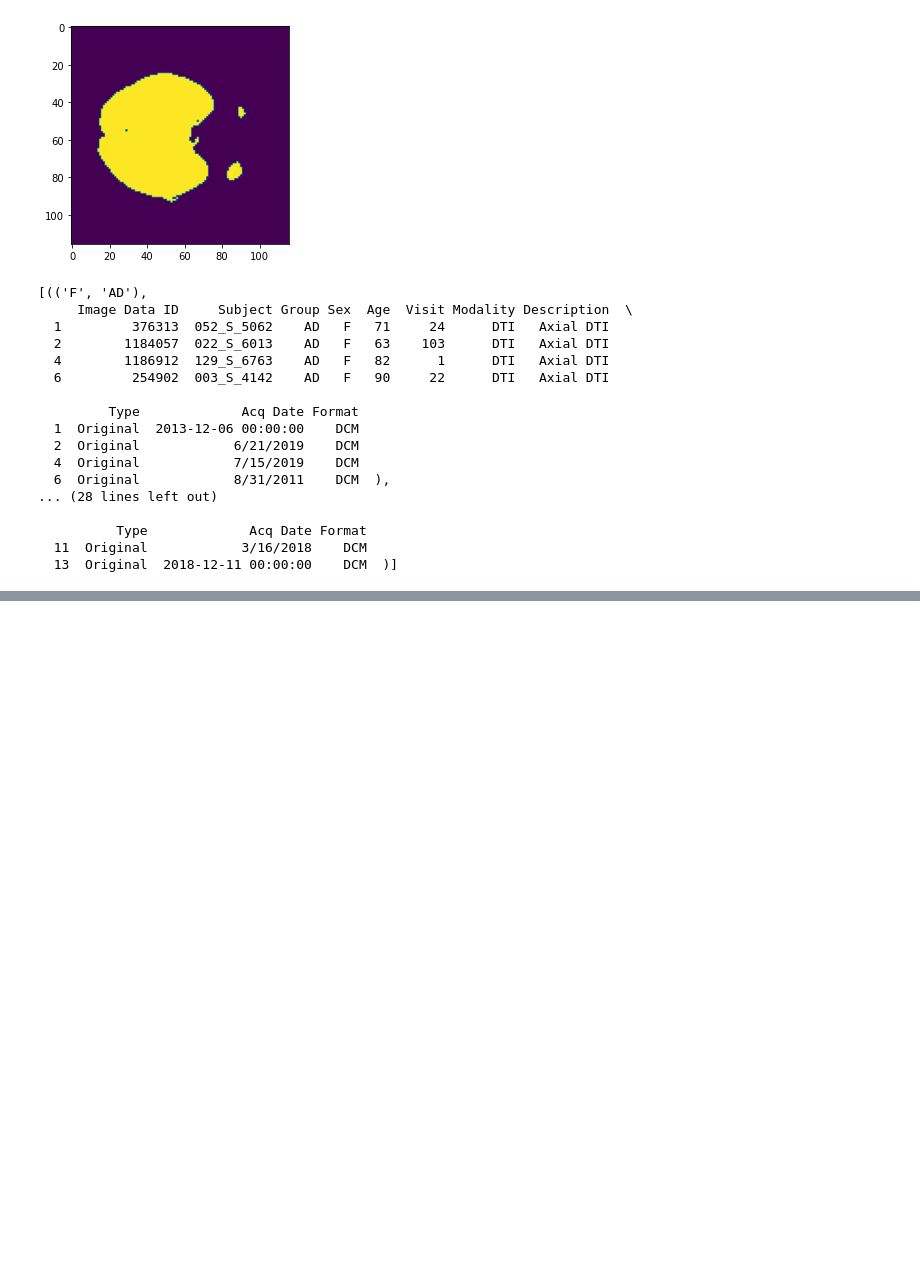
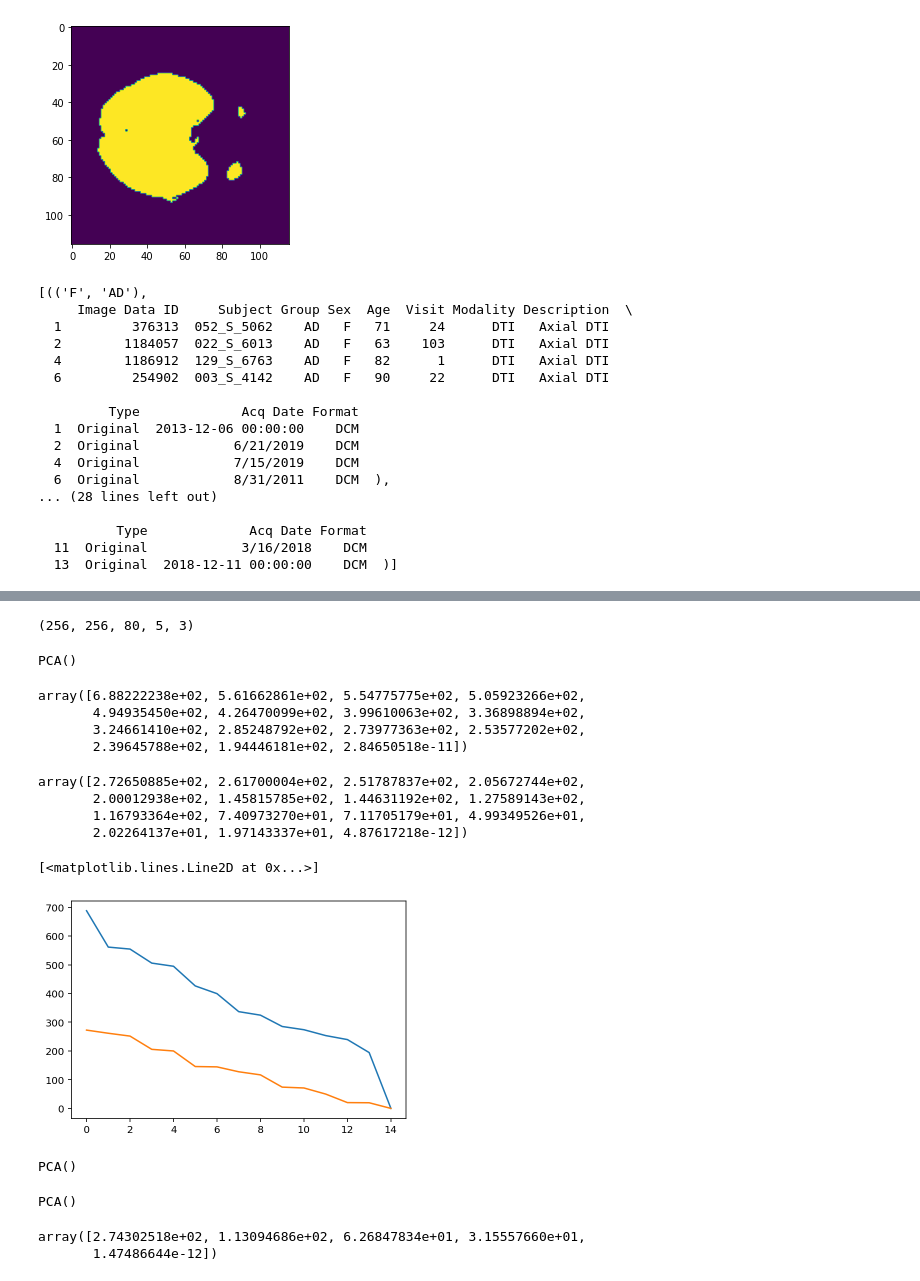
Before and after one commit to lucaswzyk/cpcg, a Jupyter notebook: csd_processing_pipeline.ipynb, the cells around one changed output, grey strips where cells are left out. Drawn from its saved outputs; the diff is of its cells as text; code cells hidden in the pictures; blank space fills up the shorter version.

```diff
--- a/csd_processing_pipeline.ipynb
+++ b/csd_processing_pipeline.ipynb
@@ -152,0 +381,50 @@ csd_f = list(pipeline_f)
+# %%
+data = load_nifti(peak_folder / (subjects_f[0] + "_dir.nii.gz"))[0]
+data.shape
+# %% [output]
+(256, 256, 80, 5, 3)
+# %%
+decomp = decomposition.PCA()
+decomp.fit(data.reshape(256*256*80, 5 * 3).T)
+# %% [output]
+PCA()
+# %%
+decomp.singular_values_
+# %% [output]
+array([6.88222238e+02, 5.61662861e+02, 5.54775775e+02, 5.05923266e+02,
+       4.94935450e+02, 4.26470099e+02, 3.99610063e+02, 3.36898894e+02,
+       3.24661410e+02, 2.85248792e+02, 2.73977363e+02, 2.53577202e+02,
+       2.39645788e+02, 1.94446181e+02, 2.84650518e-11])
+# %%
+data2 = load_nifti(peak_folder / (subjects_f[1] + "_dir.nii.gz"))[0]
+decomp2 = decomposition.PCA()
+decomp2.fit(data2.reshape(116*116*80, 5 * 3).T)
+decomp2.singular_values_
+# %% [output]
+array([2.72650885e+02, 2.61700004e+02, 2.51787837e+02, 2.05672744e+02,
+       2.00012938e+02, 1.45815785e+02, 1.44631192e+02, 1.27589143e+02,
+       1.16793364e+02, 7.40973270e+01, 7.11705179e+01, 4.99349526e+01,
+       2.02264137e+01, 1.97143337e+01, 4.87617218e-12])
+# %%
+plt.plot(decomp.singular_values_)
+plt.plot(decomp2.singular_values_)
+# %% [output]
+[<matplotlib.lines.Line2D at 0x...>]
+[figure, added]
+# %%
+data2 = load_nifti(peak_folder / (subjects_f[1] + "_val.nii.gz"))[0]
+decomp2 = decomposition.PCA()
+decomp2.fit(data2.reshape(116*116*80, 5).T)
+# %% [output]
+PCA()
+# %%
+data1 = load_nifti(peak_folder / (subjects_f[0] + "_val.nii.gz"))[0]
+decomp1 = decomposition.PCA()
+decomp1.fit(data2.reshape(116*116*80, 5).T)
+# %% [output]
+PCA()
+# %%
+decomp2.singular_values_
+# %% [output]
+array([2.74302518e+02, 1.13094686e+02, 6.26847834e+01, 3.15557660e+01,
+       1.47486644e-12])
```
Also changed, not shown: parts of 39 cells of this notebook.
